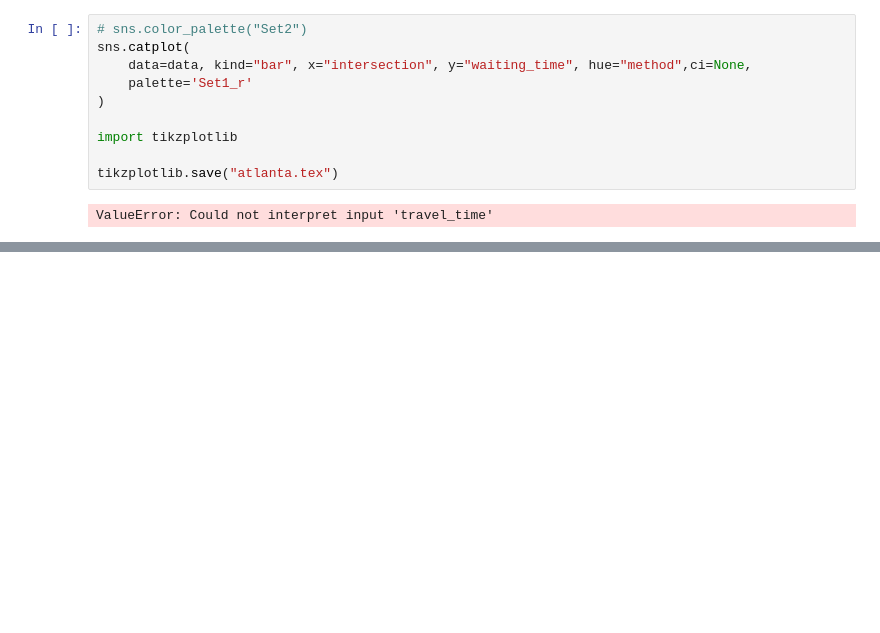
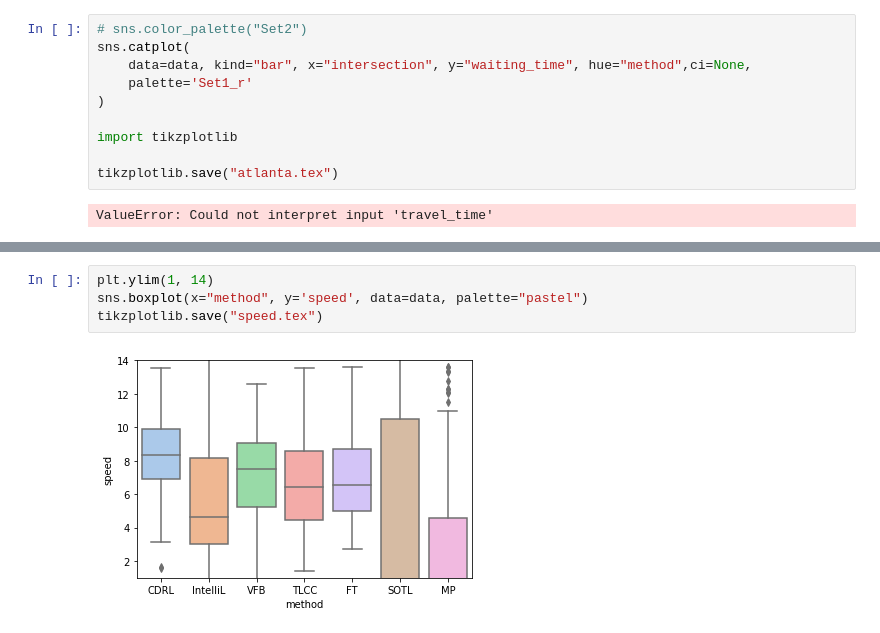
Before and after one commit to Laysest/tslib, a Jupyter notebook: log/final/visualization.ipynb, the cells around one changed output, grey strips where cells are left out. Drawn from its saved outputs; the diff is of its cells as text; blank space fills up the shorter version.

```diff
--- a/log/final/visualization.ipynb
+++ b/log/final/visualization.ipynb
@@ -379,0 +435,6 @@ ValueError: Could not interpret input 'travel_time'
+# %%
+plt.ylim(1, 14)
+sns.boxplot(x="method", y='speed', data=data, palette="pastel")
+tikzplotlib.save("speed.tex")
+# %% [output]
+[figure, added]
```
Also changed, not shown: parts of 10 cells of this notebook, 11 other files.
